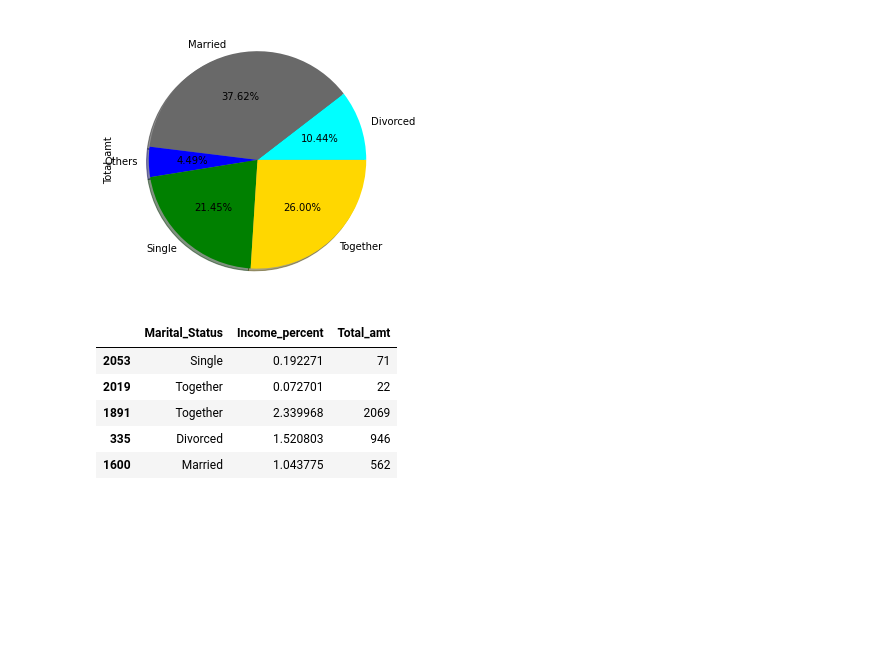
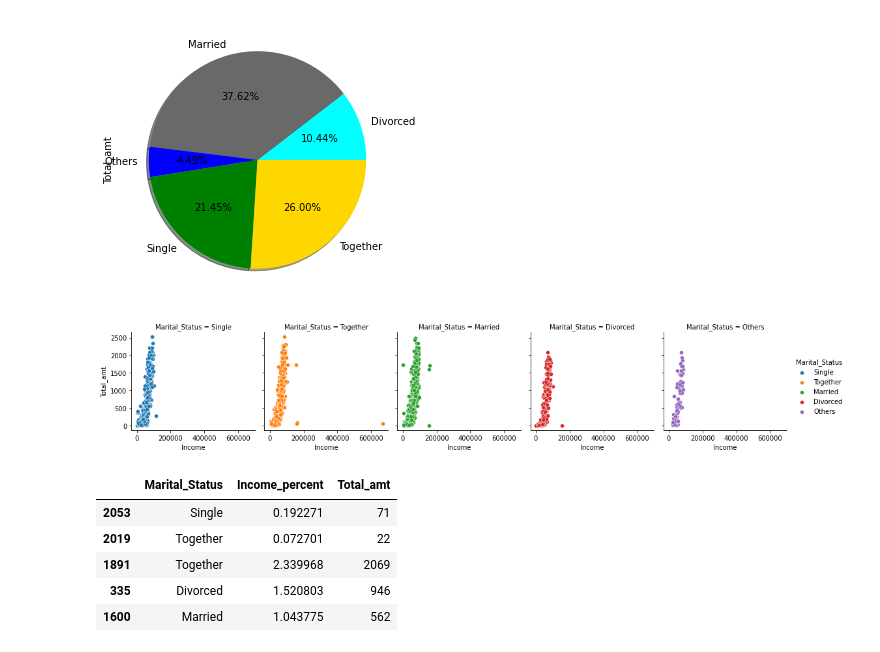
Before and after one commit to Sophiajackrich/Stutern-repo, a Jupyter notebook: DATA_VISUALIZATION_Assignment_5.ipynb, the cells around one changed output. Cells and saved outputs as stored; diff of their text form; code cells hidden in the pictures; blank space fills up the shorter version.

```diff
--- a/DATA_VISUALIZATION_Assignment_5.ipynb
+++ b/DATA_VISUALIZATION_Assignment_5.ipynb
@@ -360,6 +375,20 @@ colors = ["Aqua", "DimGrey", "Blue", "Green", "Gold"]
 df1_grouped = df1.groupby(by="Marital_Status")["Total_amt"].sum().plot.pie(figsize=(7,5), colors=colors, autopct="%1.2f%%", shadow=True);
 # %% [output]
 [figure]
+# %%
+# getting a scatterplot to check relationship between "Total_amt" & "Income"
+
+# plot a graph, that creates a 'FacetGrid', and passed my data to it,
+# by grouping them into their 'Marital Status' by their "Income" and "Total_amont"
+grid = sns.FacetGrid(df1, col="Marital_Status", hue="Marital_Status", col_wrap=5)
+grid.map(sns.scatterplot, "Income", "Total_amt")
+grid.add_legend()
+plt.show()
+
+# Here there is slight differences accross the five(5) categories all within the range of (0 - 200000)
+# Plotting "Income_percent" rather than "Income", shows that, Income data is more spread, and the percent is slim
+# %% [output]
+[figure, added]
 # %%
 df1[["Marital_Status", "Income_percent", "Total_amt"]].sample(n=5, random_state=2)
 # %% [output]
```
Also changed, not shown: parts of 8 cells of this notebook.
